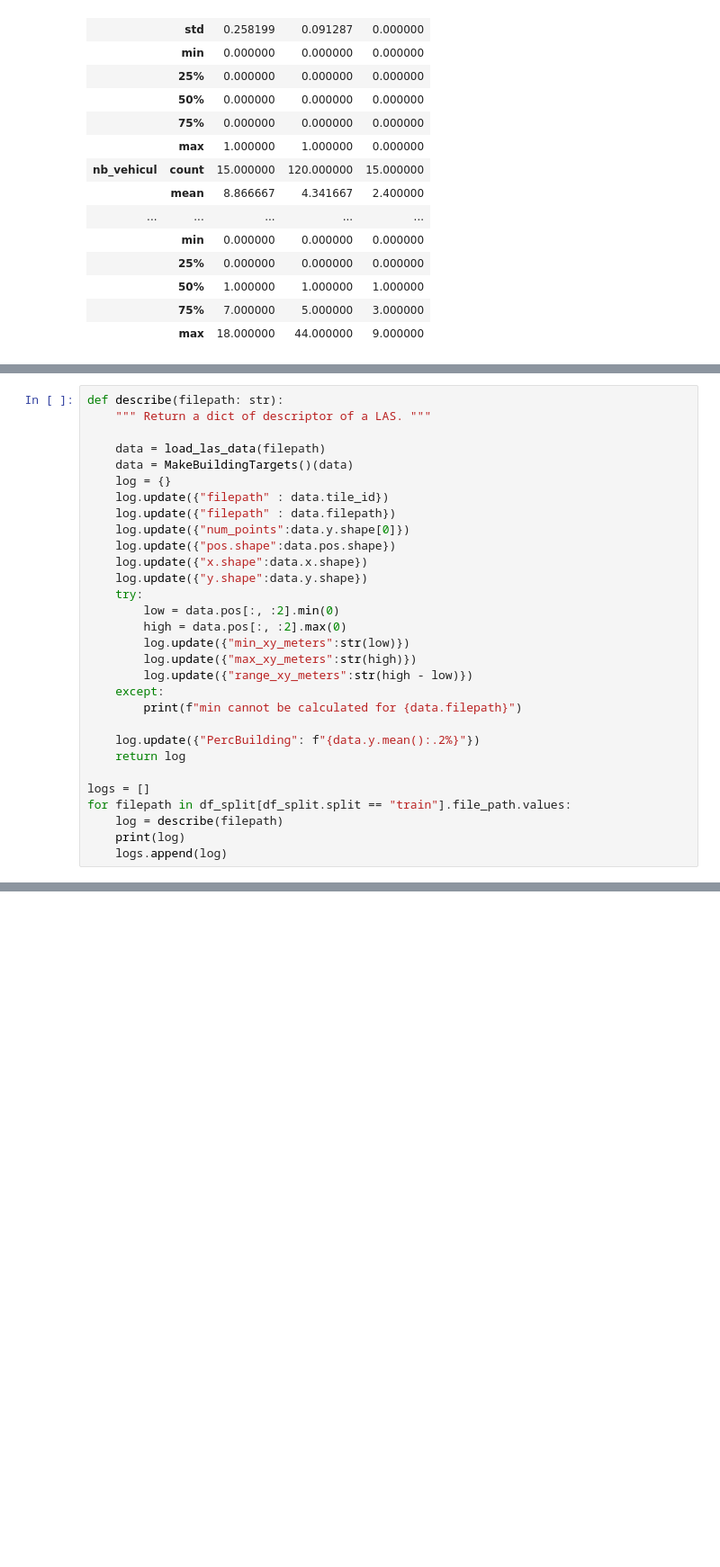
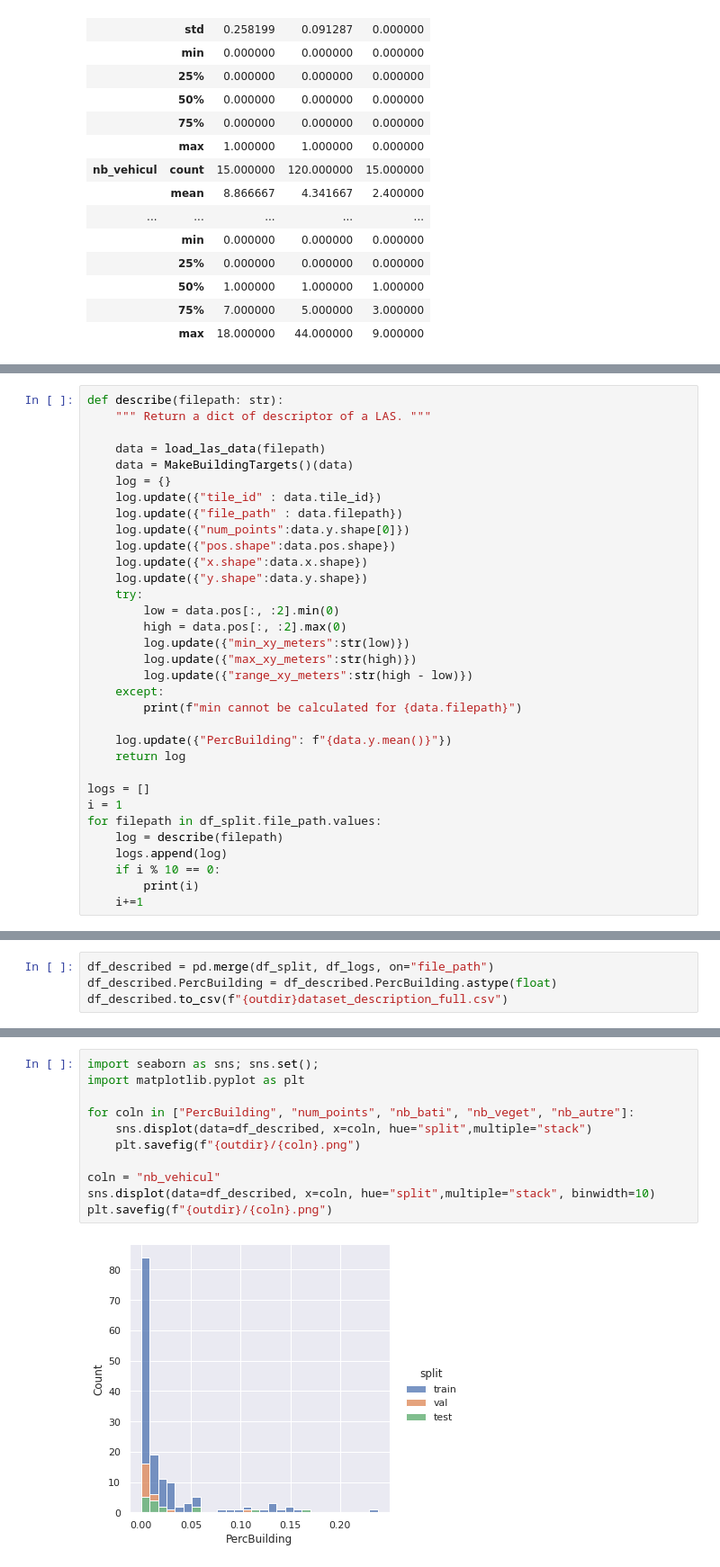
Before and after one commit to IGNF/myria3d, a Jupyter notebook: notebooks/5.0-cga-describe-dataset.ipynb, the cells around one changed output, grey strips where cells are left out. Shown at 90% size. Cells and saved outputs as stored; diff of their text form; blank space fills up the shorter version.

Commit message:
Add quick&dirty descriptions of the dataset

```diff
--- a/notebooks/5.0-cga-describe-dataset.ipynb
+++ b/notebooks/5.0-cga-describe-dataset.ipynb
@@ -93,8 +100,8 @@ def describe(filepath: str):
     data = load_las_data(filepath)
     data = MakeBuildingTargets()(data)
     log = {}
-    log.update({"filepath" : data.tile_id})
-    log.update({"filepath" : data.filepath})
+    log.update({"tile_id" : data.tile_id})
+    log.update({"file_path" : data.filepath})
     log.update({"num_points":data.y.shape[0]})
     log.update({"pos.shape":data.pos.shape})
     log.update({"x.shape":data.x.shape})
@@ -108,14 +115,17 @@ def describe(filepath: str):
     except:
         print(f"min cannot be calculated for {data.filepath}")
 
-    log.update({"PercBuilding": f"{data.y.mean():.2%}"})
+    log.update({"PercBuilding": f"{data.y.mean()}"})
     return log
 
 logs = []
-for filepath in df_split[df_split.split == "train"].file_path.values:
+i = 1
+for filepath in df_split.file_path.values:
     log = describe(filepath)
-    print(log)
     logs.append(log)
+    if i % 10 == 0:
+        print(i)
+    i+=1
 # %% [output]
 Deprecated in NumPy 1.20; for more details and guidance: https://numpy.org/devdocs/release/1.20.0-notes.html#deprecations
   y = las.classification.astype(np.int)
@@ -160,0 +152,4 @@ print(df_logs[df_logs.filepath.str.endswith("846000_6610000.las")].filepath.valu
+# %%
+df_described = pd.merge(df_split, df_logs, on="file_path")
+df_described.PercBuilding = df_described.PercBuilding.astype(float)
+df_described.to_csv(f"{outdir}dataset_description_full.csv")
@@ -160,0 +158,13 @@ print(df_logs[df_logs.filepath.str.endswith("846000_6610000.las")].filepath.valu
+# %%
+import seaborn as sns; sns.set();
+import matplotlib.pyplot as plt
+
+for coln in ["PercBuilding", "num_points", "nb_bati", "nb_veget", "nb_autre"]:
+    sns.displot(data=df_described, x=coln, hue="split",multiple="stack")
+    plt.savefig(f"{outdir}/{coln}.png")
+
+coln = "nb_vehicul"
+sns.displot(data=df_described, x=coln, hue="split",multiple="stack", binwidth=10)
+plt.savefig(f"{outdir}/{coln}.png")
+# %% [output]
+[figure, added]
```
Also changed, not shown: parts of 13 cells of this notebook.
